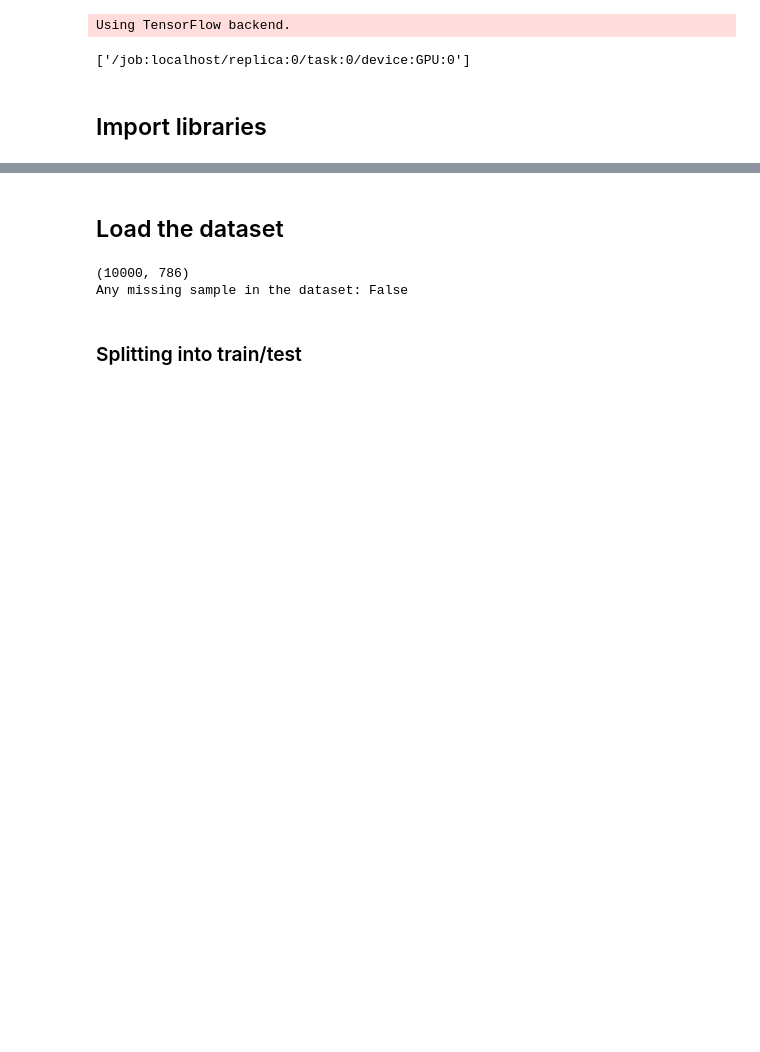
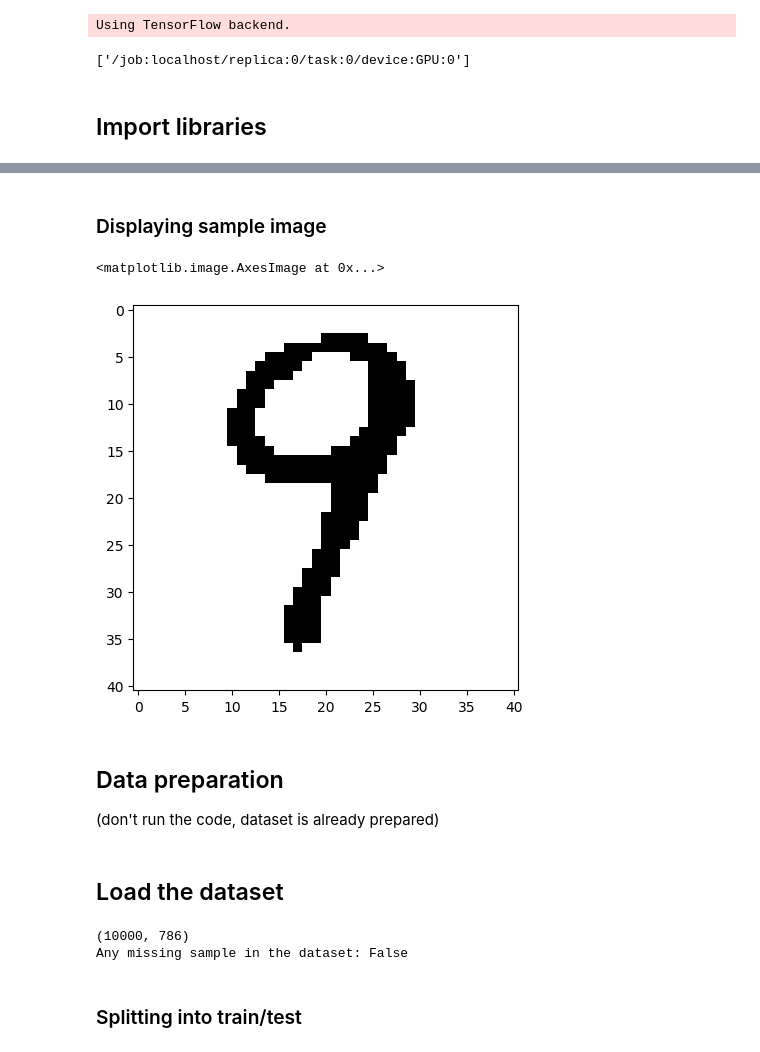
Before and after one commit to blawok/machine-learning-university-projects, a Jupyter notebook: digits/ML1_Classification_MThor_BKowalczuk.ipynb, the cells around one changed output, grey strips where cells are left out. Saved outputs shown, nothing was run; the diff lists cells and outputs as text; code cells hidden in the pictures; blank space fills up the shorter version.

```diff
--- a/digits/ML1_Classification_MThor_BKowalczuk.ipynb
+++ b/digits/ML1_Classification_MThor_BKowalczuk.ipynb
@@ -33,0 +47,13 @@ from keras.models import load_model
+# %% [markdown]
+### Displaying sample image
+# %%
+plt.figure(figsize=(10,5))
+pic = Image.open(f'data/9/number-0000000.png').convert('RGB')
+plt.imshow(pic)
+# %% [output]
+<matplotlib.image.AxesImage at 0x...>
+[figure, added]
+# %% [markdown]
+## Data preparation
+
+(don't run the code, dataset is already prepared)
```
Also changed, not shown: parts of 18 cells of this notebook.
